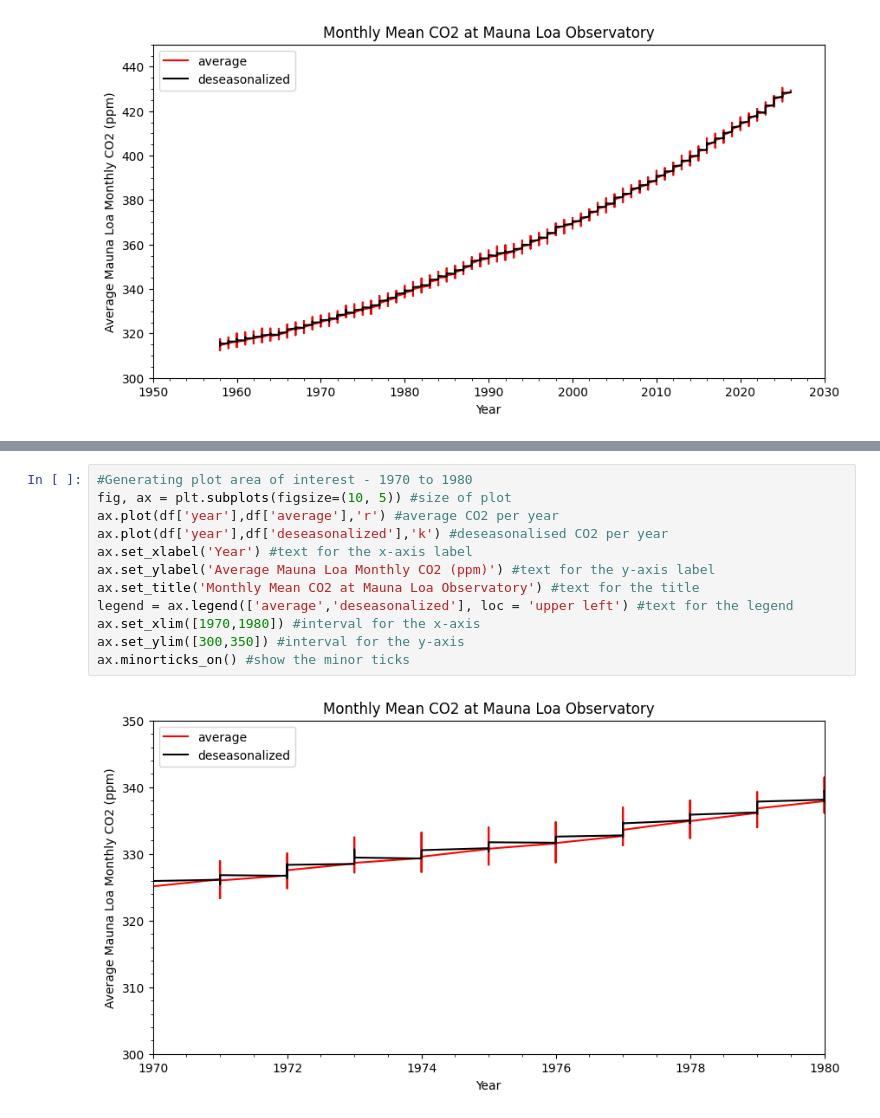
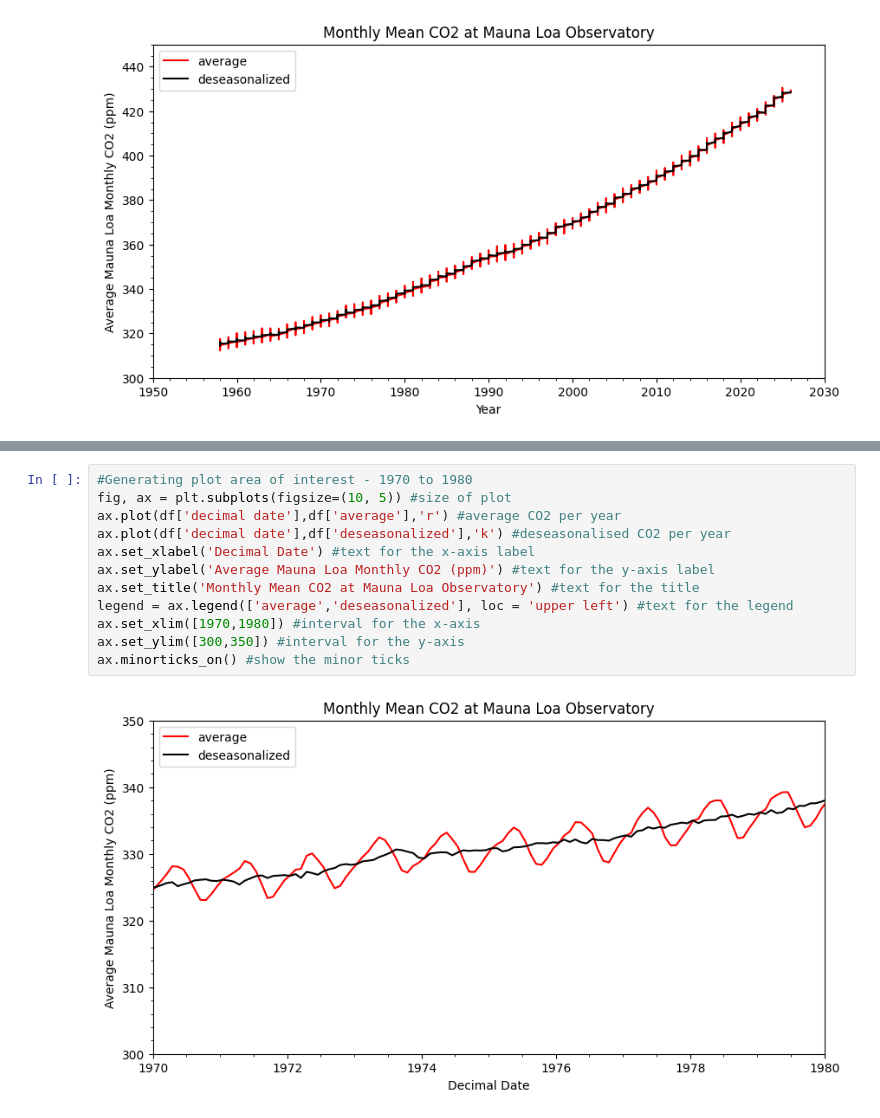
Before and after one commit to Leo05-u/7447903_Wk4_P2, a Jupyter notebook: EMSC2010_W4_P2_NB1_u7447903.ipynb, the cells around one changed output, grey strips where cells are left out. Drawn from its saved outputs; the diff is of its cells as text.

Commit message:
Correction of data displayed on graph - Year replaced with Decimal Date

```diff
--- a/EMSC2010_W4_P2_NB1_u7447903.ipynb
+++ b/EMSC2010_W4_P2_NB1_u7447903.ipynb
@@ -75,14 +91,14 @@ ax.minorticks_on() #show the minor ticks
 # %%
 #Generating plot area of interest - 1970 to 1980
 fig, ax = plt.subplots(figsize=(10, 5)) #size of plot
-ax.plot(df['year'],df['average'],'r') #average CO2 per year
-ax.plot(df['year'],df['deseasonalized'],'k') #deseasonalised CO2 per year
-ax.set_xlabel('Year') #text for the x-axis label
+ax.plot(df['decimal date'],df['average'],'r') #average CO2 per year
+ax.plot(df['decimal date'],df['deseasonalized'],'k') #deseasonalised CO2 per year
+ax.set_xlabel('Decimal Date') #text for the x-axis label
 ax.set_ylabel('Average Mauna Loa Monthly CO2 (ppm)') #text for the y-axis label
 ax.set_title('Monthly Mean CO2 at Mauna Loa Observatory') #text for the title
 legend = ax.legend(['average','deseasonalized'], loc = 'upper left') #text for the legend
 ax.set_xlim([1970,1980]) #interval for the x-axis
 ax.set_ylim([300,350]) #interval for the y-axis
 ax.minorticks_on() #show the minor ticks
 # %% [output]
-[figure, old version]
+[figure, new version]
```
Also changed, not shown: parts of 2 cells of this notebook.
